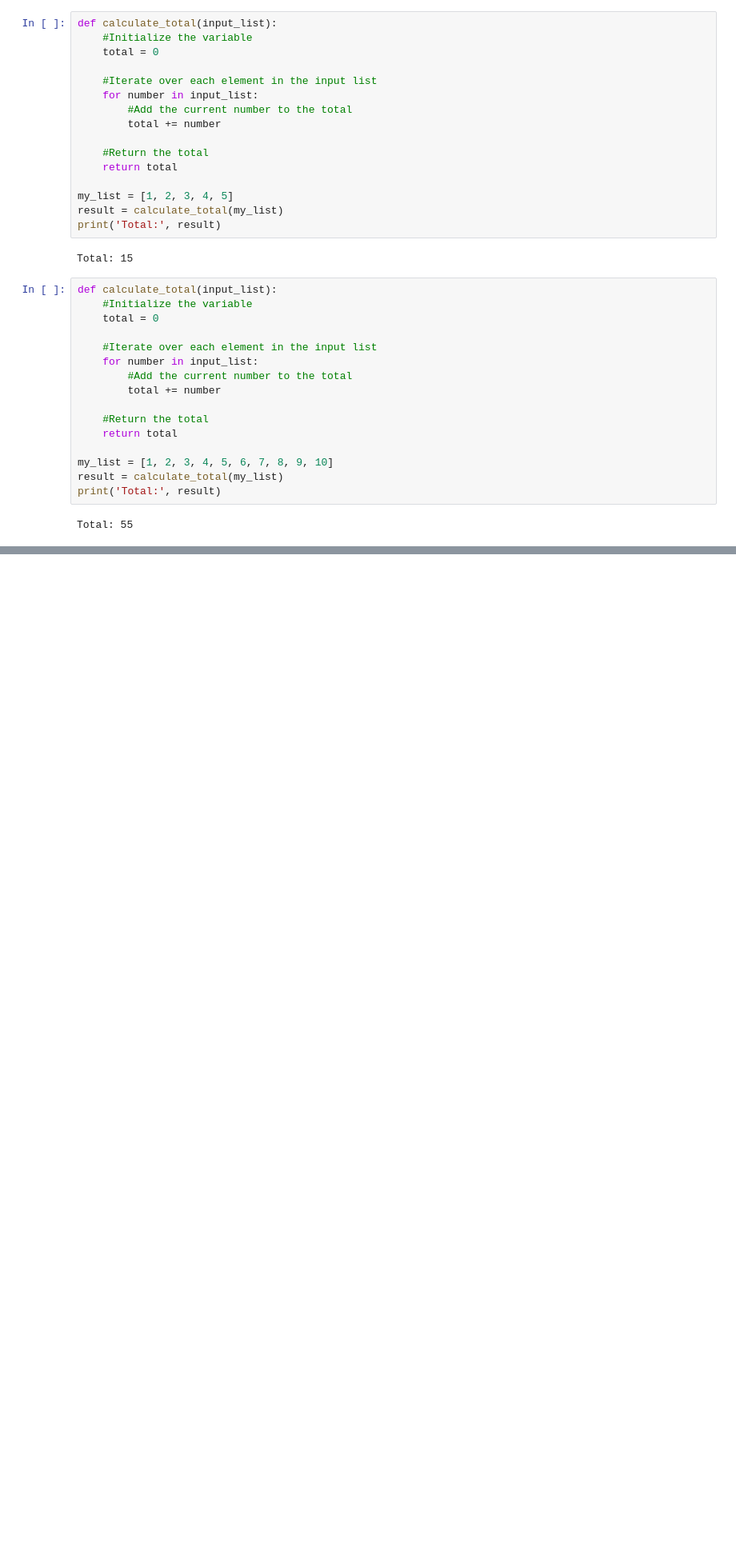
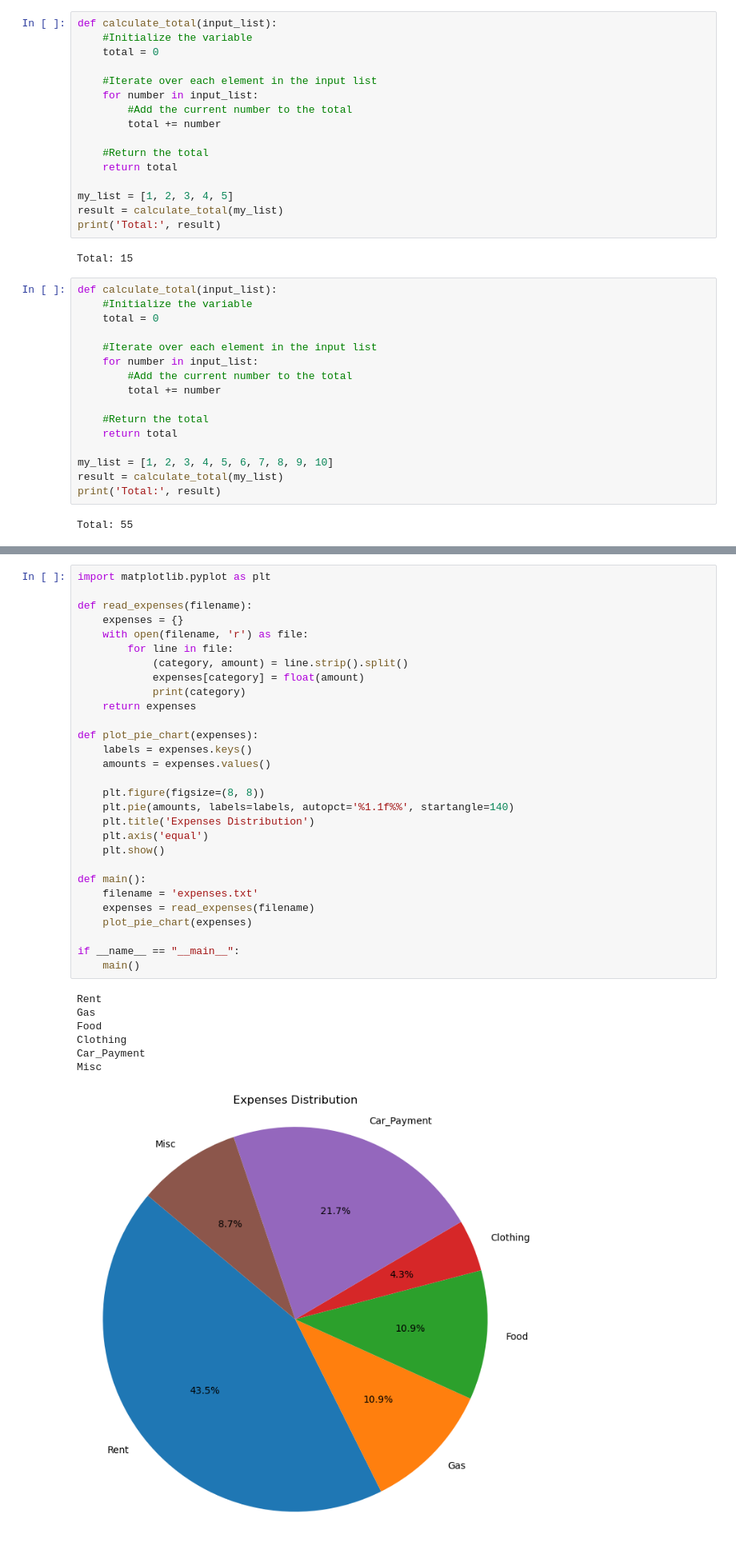
Before and after one commit to conl8n/PythonPractice, a Jupyter notebook: Ch7Ex - Connor Leighton.ipynb, the cells around one changed output, grey strips where cells are left out. Shown: that part at 80% size. Drawn from its saved outputs; the diff is of its cells as text; blank space fills up the shorter version.

```diff
--- a/Ch7Ex - Connor Leighton.ipynb
+++ b/Ch7Ex - Connor Leighton.ipynb
@@ -82,0 +298,37 @@ After fixing my error by adding a missing colon, I tried two different lists. th
+# %%
+import matplotlib.pyplot as plt
+
+def read_expenses(filename):
+    expenses = {}
+    with open(filename, 'r') as file:
+        for line in file:
+            (category, amount) = line.strip().split()
+            expenses[category] = float(amount)
+            print(category)
+    return expenses
+
+def plot_pie_chart(expenses):
+    labels = expenses.keys()
+    amounts = expenses.values()
+
+    plt.figure(figsize=(8, 8))
+    plt.pie(amounts, labels=labels, autopct='%1.1f%%', startangle=140)
+    plt.title('Expenses Distribution')
+    plt.axis('equal')
+    plt.show()
+
+def main():
+    filename = 'expenses.txt'
+    expenses = read_expenses(filename)
+    plot_pie_chart(expenses)
+
+if __name__ == "__main__":
+    main()
+# %% [output]
+Rent
+Gas
+Food
+Clothing
+Car_Payment
+Misc
+[figure, added]
```
Also changed, not shown: parts of 20 cells of this notebook, 2 other files.
